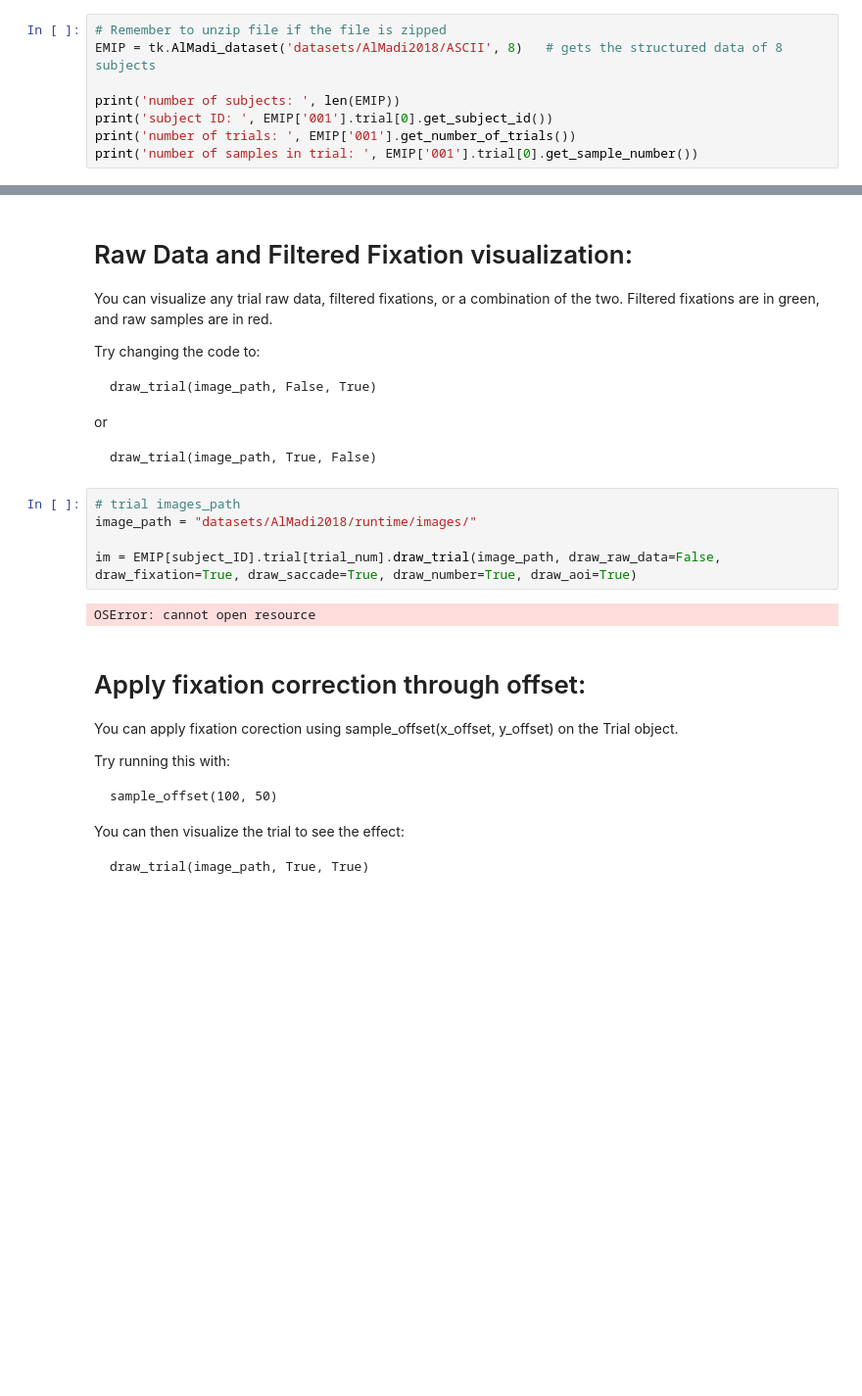
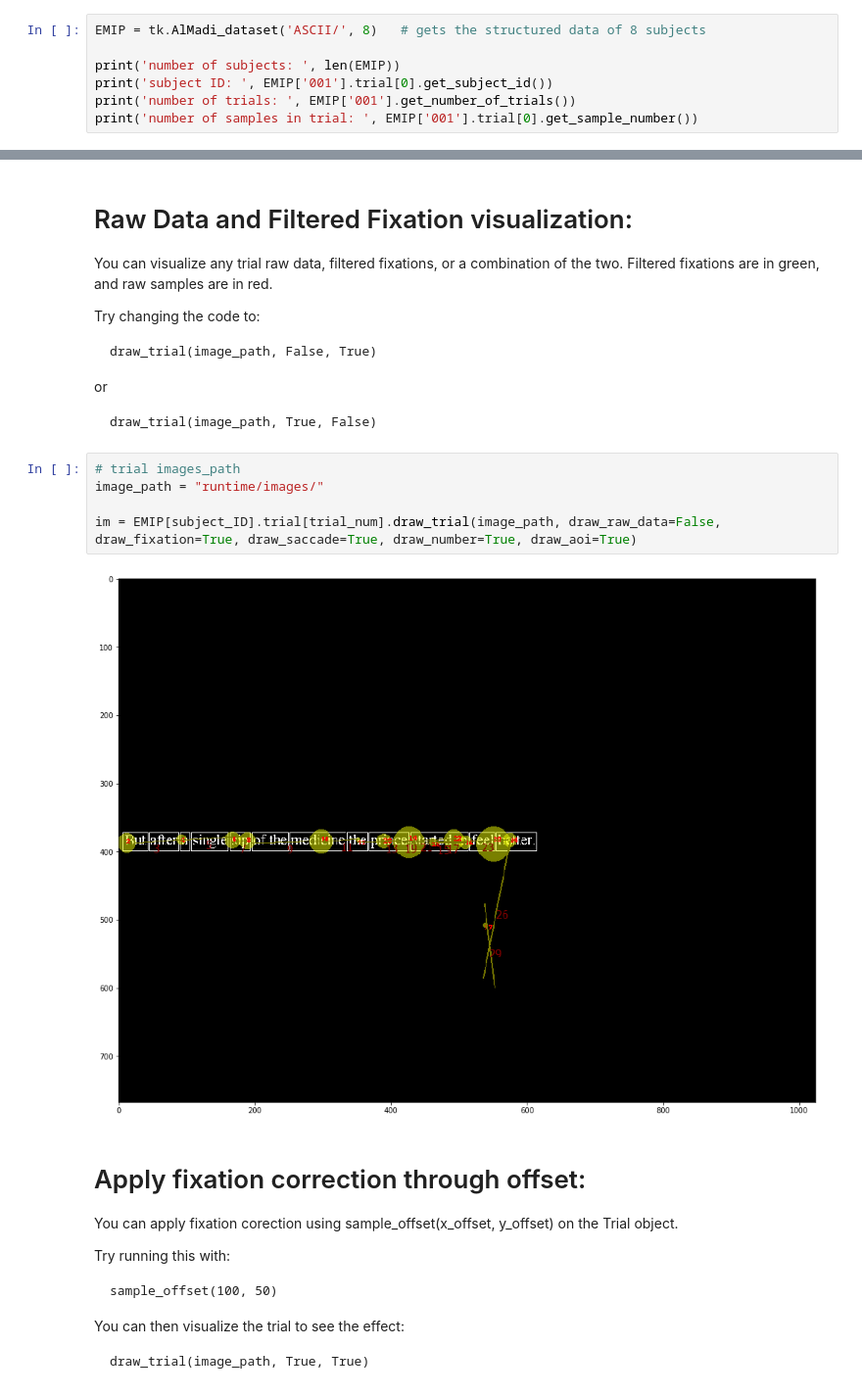
Before and after one commit to nalmadi/EMIP-Toolkit, a Jupyter notebook: EyeLink1000_Examples.ipynb, the cells around one changed output, grey strips where cells are left out. Shown at 98% size. Drawn from its saved outputs; the diff is of its cells as text; blank space fills up the shorter version.

````diff
--- a/EyeLink1000_Examples.ipynb
+++ b/EyeLink1000_Examples.ipynb
@@ -24,8 +21,7 @@ The autoreload extension is already loaded. To reload it, use:
 # %% [markdown]
 # Reading Raw Data Files from Eye Link 1000 Data:
 # %%
-# Remember to unzip file if the file is zipped
-EMIP = tk.AlMadi_dataset('datasets/AlMadi2018/ASCII', 8)   # gets the structured data of 8 subjects
+EMIP = tk.AlMadi_dataset('ASCII/', 8)   # gets the structured data of 8 subjects
 
 print('number of subjects: ', len(EMIP))
 print('subject ID: ', EMIP['001'].trial[0].get_subject_id())
@@ -86,11 +74,11 @@ draw_trial(image_path, True, False)
 ```
 # %%
 # trial images_path
-image_path = "datasets/AlMadi2018/runtime/images/"
+image_path = "runtime/images/"
 
 im = EMIP[subject_ID].trial[trial_num].draw_trial(image_path, draw_raw_data=False, draw_fixation=True, draw_saccade=True, draw_number=True, draw_aoi=True)
 # %% [output]
-OSError: cannot open resource
+[figure, added]
 # %% [markdown]
 # Apply fixation correction through offset:
 
````
Also changed, not shown: parts of 5 cells of this notebook, 5 other files.
